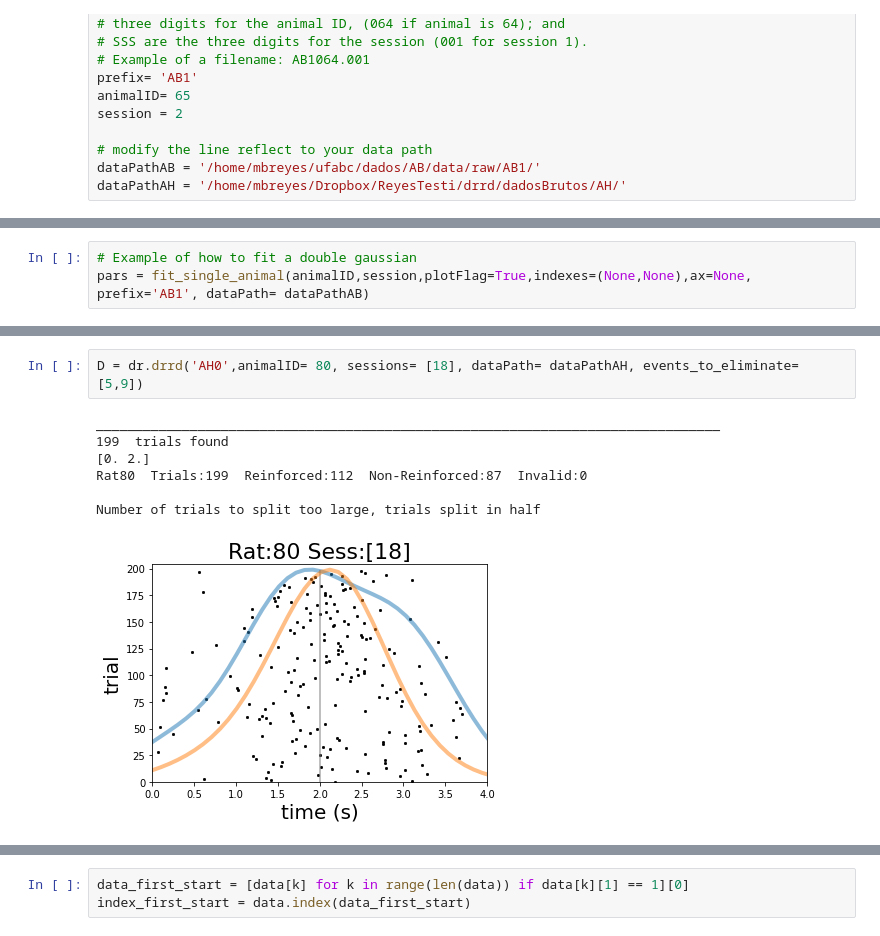
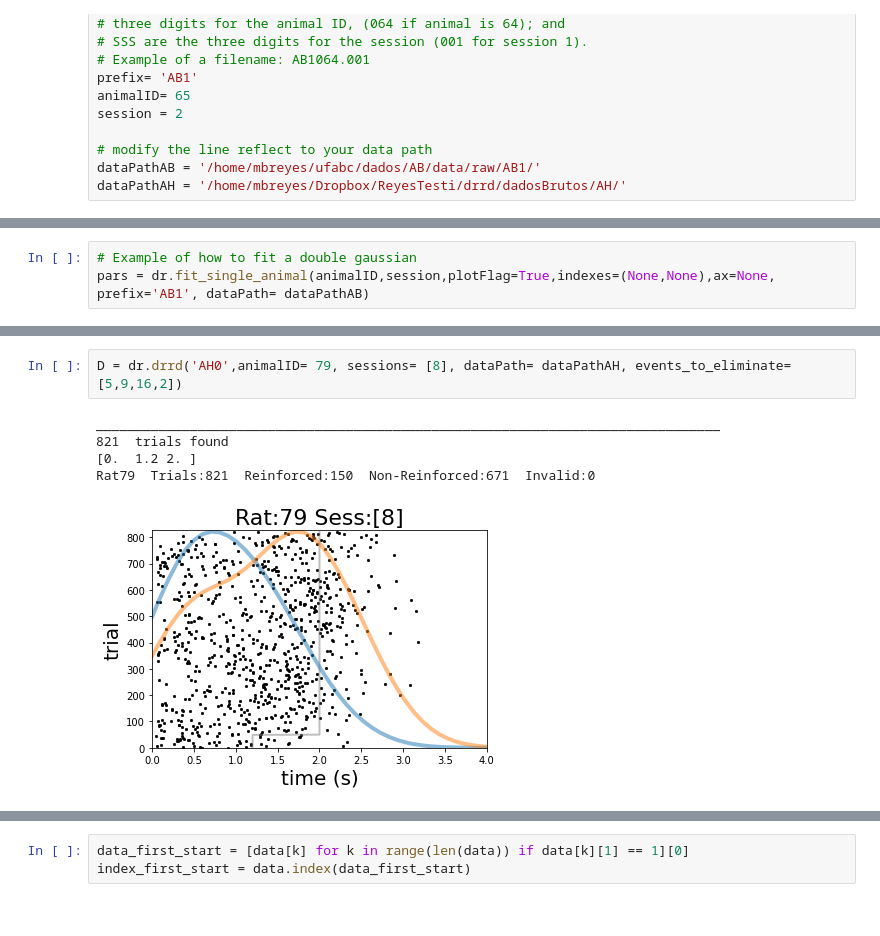
Before and after one commit to marceloreyes/drrd, a Jupyter notebook: python/testDrrd.ipynb, the cells around one changed output, grey strips where cells are left out. Saved outputs shown, nothing was run; the diff lists cells and outputs as text.

```diff
--- a/python/testDrrd.ipynb
+++ b/python/testDrrd.ipynb
@@ -32,6 +28,6 @@ Rat64  Trials:844  Reinforced:237  Non-Reinforced:607  Invalid:0
 # %%
 # Example of how to fit a double gaussian
-pars = fit_single_animal(animalID,session,plotFlag=True,indexes=(None,None),ax=None, prefix='AB1', dataPath= dataPathAB)
+pars = dr.fit_single_animal(animalID,session,plotFlag=True,indexes=(None,None),ax=None, prefix='AB1', dataPath= dataPathAB)
 # %% [output]
 ________________________________________________________________________________
 459  trials found
@@ -101,10 +49,8 @@ Rat79  Trials:670  Reinforced:190  Non-Reinforced:480  Invalid:0
 # %%
-D = dr.drrd('AH0',animalID= 80, sessions= [18], dataPath= dataPathAH, events_to_eliminate= [5,9])
+D = dr.drrd('AH0',animalID= 79, sessions= [8], dataPath= dataPathAH, events_to_eliminate= [5,9,16,2])
 # %% [output]
 ________________________________________________________________________________
-199  trials found
-[0. 2.]
-Rat80  Trials:199  Reinforced:112  Non-Reinforced:87  Invalid:0
-
-Number of trials to split too large, trials split in half
+821  trials found
+[0.  1.2 2. ]
+Rat79  Trials:821  Reinforced:150  Non-Reinforced:671  Invalid:0
-[figure, old version]
+[figure, new version]
```
Also changed, not shown: parts of 47 cells of this notebook, 1 other file.
